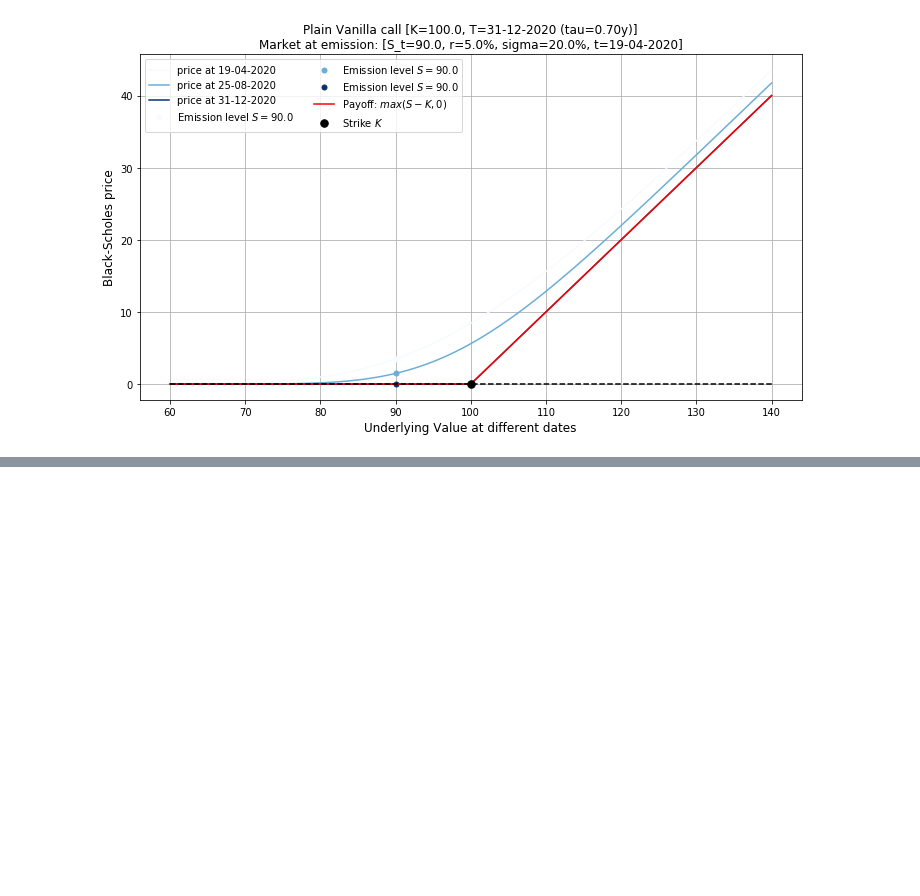
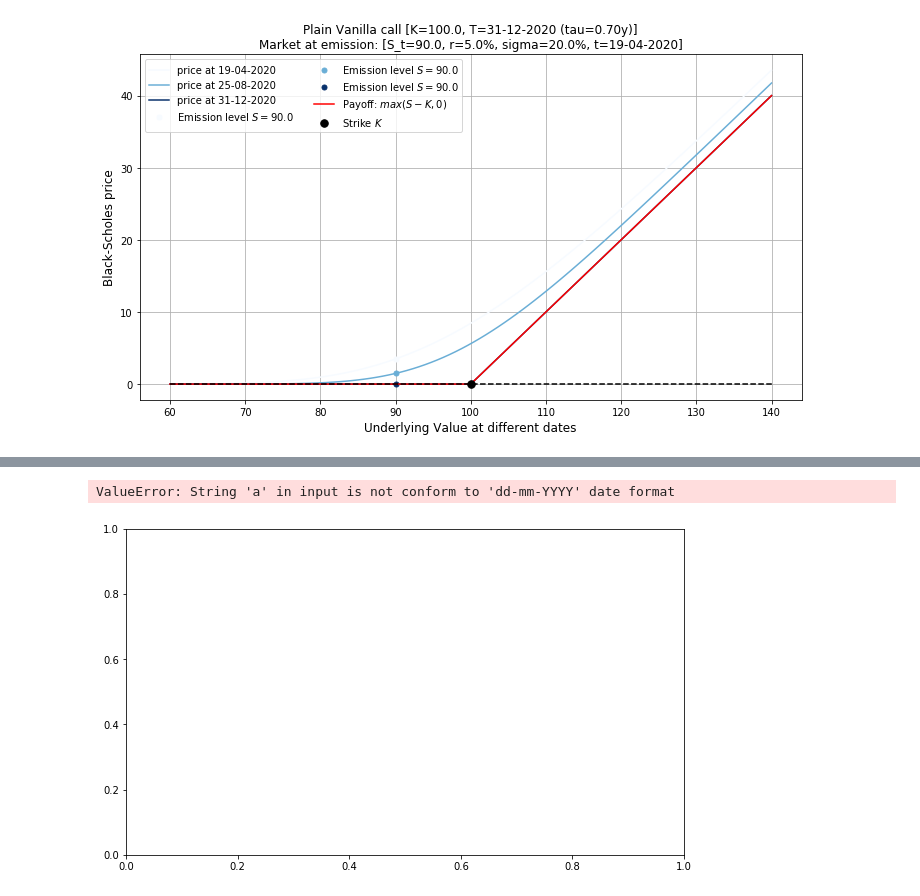
Before and after one commit to gabrielepompa88/IT-For-Business-And-Finance-2019-20, a Jupyter notebook: Notebooks/Derivatives_Analytics___Objects_Composition.ipynb, the cells around one changed output, grey strips where cells are left out. Drawn from its saved outputs; the diff is of its cells as text; code cells hidden in the pictures; blank space fills up the shorter version.

```diff
--- a/Notebooks/Derivatives_Analytics___Objects_Composition.ipynb
+++ b/Notebooks/Derivatives_Analytics___Objects_Composition.ipynb
@@ -3827,0 +3926,5 @@ option_plotter.plot(tau=x)
+# %%
+option_plotter.plot(t="a")
+# %% [output]
+ValueError: String 'a' in input is not conform to 'dd-mm-YYYY' date format
+[figure, added]
```
Also changed, not shown: parts of 44 cells of this notebook.
